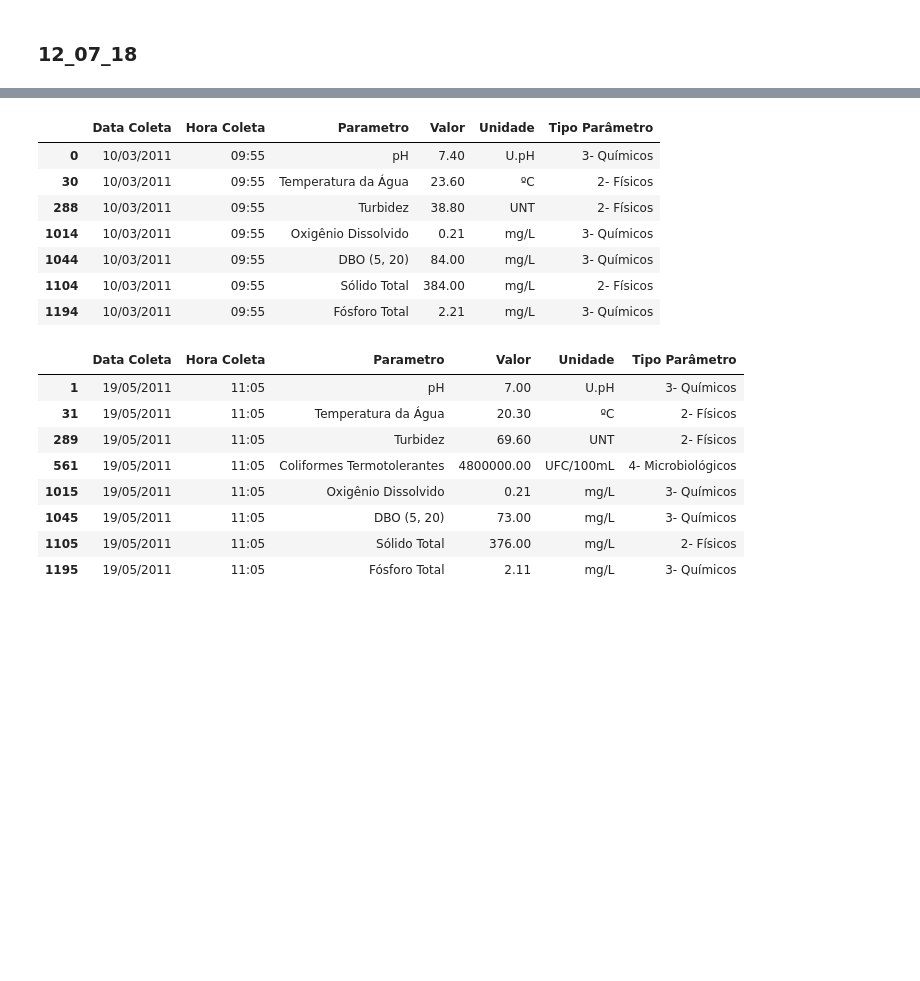
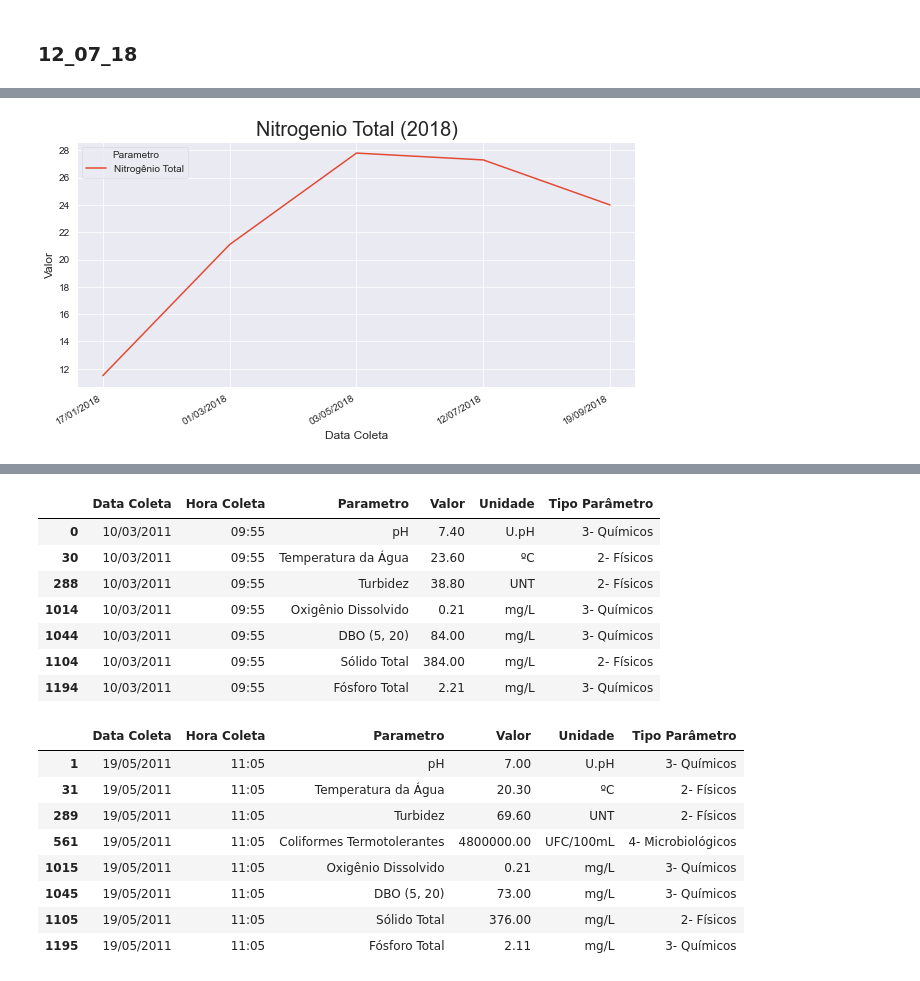
Before and after one commit to MarceloCMiguel/Tamanduatei-DataScience, a Jupyter notebook: QuimicaP3_Tamanduatei.ipynb, the cells around one changed output, grey strips where cells are left out. Saved outputs shown, nothing was run; the diff lists cells and outputs as text; code cells hidden in the pictures; blank space fills up the shorter version.

```diff
--- a/QuimicaP3_Tamanduatei.ipynb
+++ b/QuimicaP3_Tamanduatei.ipynb
@@ -455,0 +479,98 @@ thirdData = IQA_table[IQA_table["Data Coleta"] == '27/02/2020']
+# %%
+x = 10
+y = 5
+font= 20
+with sns.axes_style("darkgrid"):
+    fig = plt.figure(figsize=(x, y))
+    ax = fig.add_subplot(111)
+
+    sns.lineplot(data=nit_total.loc[(nit_total.index >= 1648) & (nit_total.index <= 2059)]
+, x="Data Coleta", y="Valor", hue="Parametro",)
+    sns.axes_style("darkgrid")
+    plt.gcf().autofmt_xdate()
+    plt.title("Nitrogenio Total (2018)",fontsize=font)
+    #plt.savefig('todos_ind.png', dpi=300)
+    #plt.show()
+
+    fig = plt.figure(figsize=(x, y))
+    ax = fig.add_subplot(111)
+    sns.lineplot(data=pH_table.loc[(pH_table.index >= 1320) & (pH_table.index <= 2033)]
+, x="Data Coleta", y="Valor", hue="Parametro")
+    plt.gcf().autofmt_xdate()
+
+    plt.title("pH (2018)",fontsize=font)
+    #plt.savefig('todos_ind.png', dpi=300)
+    #plt.show()
+
+    fig = plt.figure(figsize=(x, y))
+    ax = fig.add_subplot(111)
+    sns.lineplot(data=O2_table.loc[(O2_table.index >= 1723) & (O2_table.index <= 2059)]
+, x="Data Coleta", y="Valor", hue="Parametro")
+
+    plt.title("Oxigênio Dissolvido (2018)",fontsize=font)
+    plt.gcf().autofmt_xdate()
+    #plt.savefig('todos_ind.png', dpi=300)
+    #plt.show()
+
+
+
+    fig = plt.figure(figsize=(x, y))
+    ax = fig.add_subplot(111)
+    sns.lineplot(data=fosforo_table.loc[(fosforo_table.index >= 1804) & (fosforo_table.index <= 2059)]
+, x="Data Coleta", y="Valor", hue="Parametro")
+    plt.gcf().autofmt_xdate()
+
+    plt.title("Fosforo (2018)",fontsize=font)
+    #plt.savefig('todos_ind.png', dpi=300)
+    #plt.show()
+
+    fig = plt.figure(figsize=(x, y))
+    ax = fig.add_subplot(111)
+    sns.lineplot(data=turbidez_table.loc[(turbidez_table.index >= 1443) & (turbidez_table.index <= 2059)]
+, x="Data Coleta", y="Valor", hue="Parametro")
+
+    plt.title("Turbidez (2018)",fontsize=font)
+    plt.gcf().autofmt_xdate()
+    #plt.savefig('todos_ind.png', dpi=300)
+    #plt.show()
+
+    fig = plt.figure(figsize=(x, y))
+    ax = fig.add_subplot(111)
+    sns.lineplot(data=DBO_table.loc[(DBO_table.index >= 1734) & (DBO_table.index <= 2059)]
+, x="Data Coleta", y="Valor", hue="Parametro")
+
+    plt.title("DBO (2018)",fontsize=font)
+    plt.gcf().autofmt_xdate()
+    #plt.savefig('todos_ind.png', dpi=300)
+    #plt.show()
+
+    fig = plt.figure(figsize=(x, y))
+    ax = fig.add_subplot(111)
+    sns.lineplot(data=temp.loc[(temp.index >= 1331) & (temp.index <= 2059)]
+, x="Data Coleta", y="Valor", hue="Parametro")
+
+    plt.title("Temperatura da água (2011 - 2020)",fontsize=font)
+    plt.gcf().autofmt_xdate()
+    #plt.savefig('todos_ind.png', dpi=300)
+    #plt.show()
+
+    fig = plt.figure(figsize=(x, y))
+    ax = fig.add_subplot(111)
+    sns.lineplot(data=temp_ar.loc[(temp_ar.index >= 1342) & (temp_ar.index <= 2059)], x="Data Coleta", y="Valor", hue="Parametro")
+
+    plt.title("Temperatura do ar (2011 - 2020)",fontsize=font)
+    plt.gcf().autofmt_xdate()
+    #plt.savefig('todos_ind.png', dpi=300)
+    #plt.show()
+
+    fig = plt.figure(figsize=(x, y))
+    ax = fig.add_subplot(111)
+    sns.lineplot(data=sol_total.loc[(sol_total.index >= 1763) & (sol_total.index <= 2059)]
+, x="Data Coleta", y="Valor", hue="Parametro")
+
+    plt.title("Residuos totais (2018)",fontsize=font)
+    plt.gcf().autofmt_xdate()
+    #plt.savefig('todos_ind.png', dpi=300)
+    plt.show()
+# %% [output]
+[figure, added]
```
Also changed, not shown: parts of 19 cells of this notebook, 7 other files.
